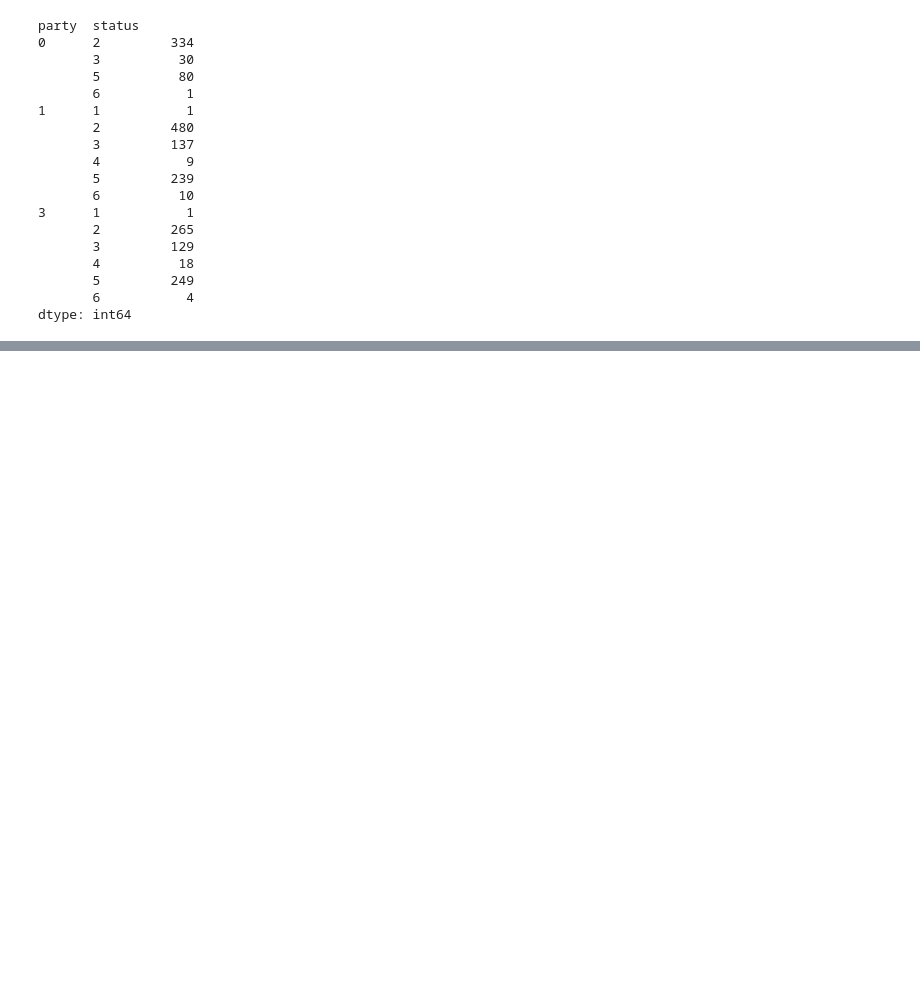
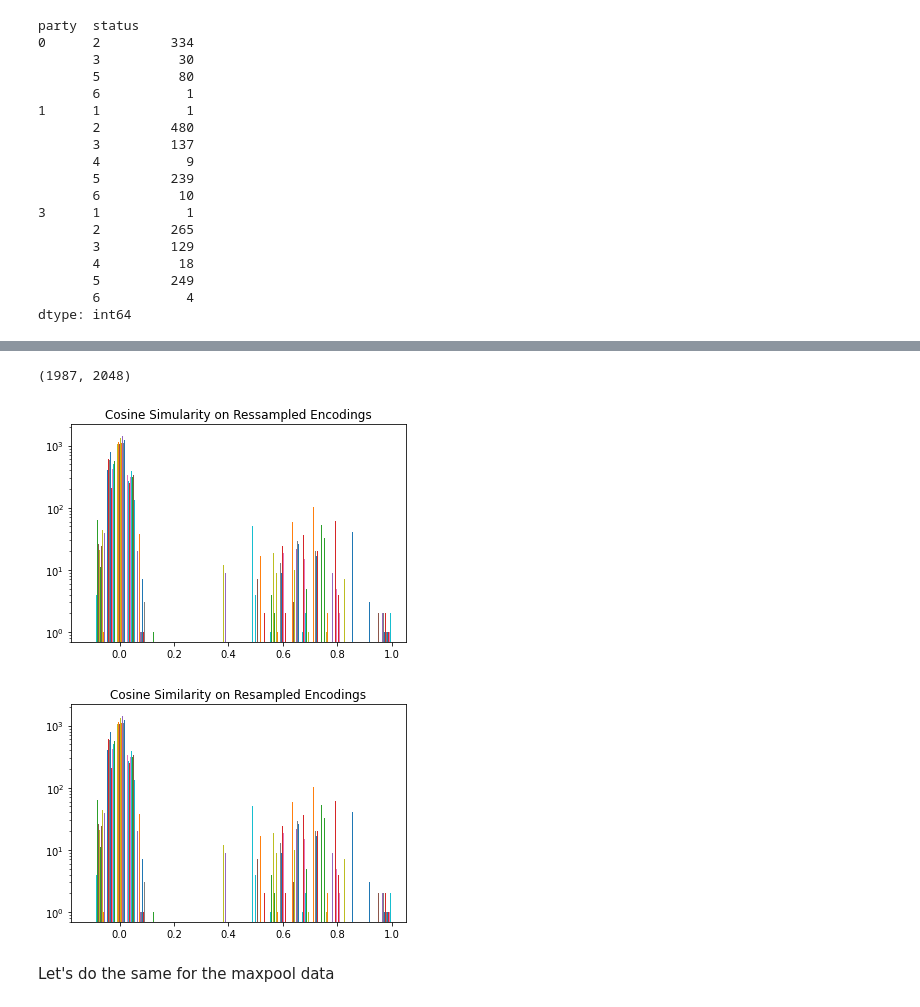
Before and after one commit to bhershdu/nlp_legislation_prediction, a Jupyter notebook: data_preparation/data_exploration.ipynb, the cells around one changed output, grey strips where cells are left out. Cells and saved outputs as stored; diff of their text form; code cells hidden in the pictures; blank space fills up the shorter version.

Commit message:
finished data exploration

```diff
--- a/data_preparation/data_exploration.ipynb
+++ b/data_preparation/data_exploration.ipynb
@@ -140,0 +145,23 @@ dtype: int64
+# %%
+# get an array of the shrunk tensors
+import numpy as np
+shrunk_array_df_path = "shrunk_array.df"
+shrunk_array_df = None
+if not os.path.exists(shrunk_array_df_path):
+    for root, dirs, files in os.walk(token_path):
+        for f in files:
+            if fnmatch.fnmatch(f, "*shrunk*"):
+                print(f)
+                df = pd.read_pickle(os.path.join(root, f), compression="gzip")
+                shrunk_encoding = np.array(df["input_shrunk"])
+                file_df = pd.DataFrame({"input_shrunk": [shrunk_encoding]})
+                if shrunk_array_df is None:
+                    print("initializing")
+                    shrunk_array_df = file_df
+                else:
+                    print("appending")
+                    shrunk_array_df = pd.concat([shrunk_array_df, file_df], ignore_index=True)
+    shrunk_array_df.to_pickle(shrunk_array_df_path,compression="gzip")
+else:
+    print("loading existing file")
+    shrunk_array_df = pd.read_pickle(shrunk_array_df_path, compression="gzip")
@@ -140,0 +186,7 @@ dtype: int64
+# %%
+shrunk_array_df.shape
+shrunk_encodings = np.asarray([np.asarray(x) for x in shrunk_array_df["input_shrunk"]])
+# %%
+shrunk_encodings.shape
+# %% [output]
+(1987, 2048)
@@ -140,0 +195,12 @@ dtype: int64
+# %%
+dist_matrix = cosine_similarity(shrunk_encodings)
+# %%
+plt.hist(dist_matrix, bins=30)
+plt.yscale('log')
+plt.title("Cosine Similarity on Resampled Encodings")
+plt.show()
+# %% [output]
+[figure, added]
+[figure, added]
+# %% [markdown]
+Let's do the same for the maxpool data
```
Also changed, not shown: parts of 11 cells of this notebook.
